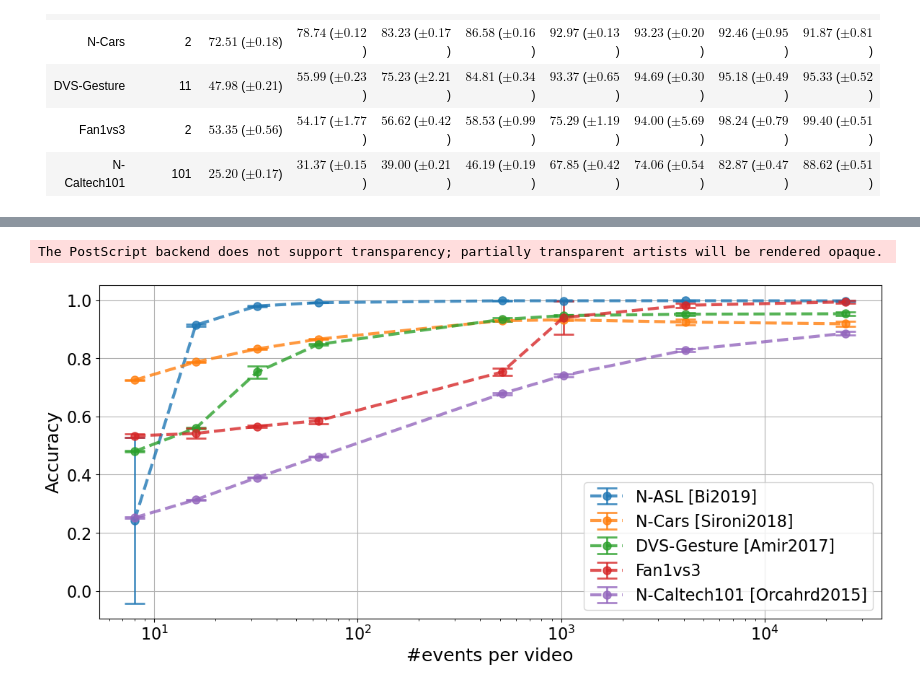
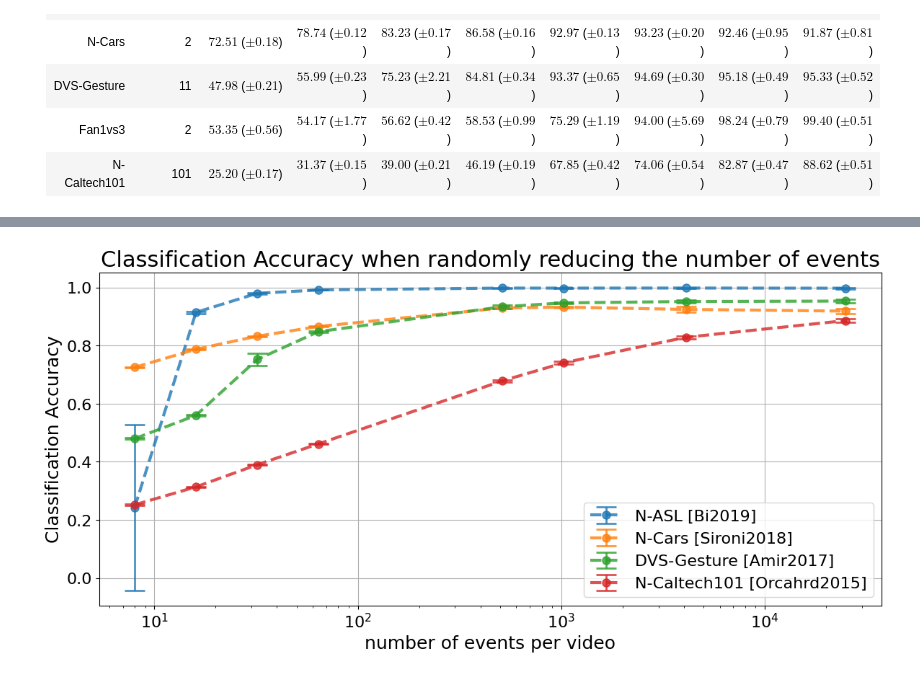
Before and after one commit to hesamaraghi/DGCNN_CV_format, a Jupyter notebook: fig_sparsity_vs_acc.ipynb, the cells around one changed output, grey strips where cells are left out. Saved outputs shown, nothing was run; the diff lists cells and outputs as text; code cells hidden in the pictures.

```diff
--- a/fig_sparsity_vs_acc.ipynb
+++ b/fig_sparsity_vs_acc.ipynb
@@ -318,38 +338,40 @@ for dataset, sparsity_data in test_dict.items():
     sparsities = []
     mean_accuracies = []
     std_accuracies = []
+
+    if dataset == "FAN1VS3":
+        continue
 
     for sparsity, accuracies in sparsity_data.items():
         sparsities.append(sparsity)
         mean_accuracies.append(np.mean(accuracies))
         std_accuracies.append(np.std(accuracies))
 
     plt.errorbar(sparsities, mean_accuracies,
                  yerr=std_accuracies,
                  label=datasets_name_and_num_classes[dataset]['name'],
                  capsize=10,
                  marker='o',
                  linestyle='--',
                  markersize=8,
                  linewidth=3,
                  elinewidth=2,
                  capthick=2,
                  alpha=0.8)
 
-plt.xlabel('#events per video', fontsize=18)  # Increase label font size
-plt.ylabel('Accuracy', fontsize=18)  # Increase label font size
-# plt.title('Accuracy vs Sparsity', fontsize=20)  # Increase title font size
+plt.xlabel('number of events per video', fontsize=18)  # Increase label font size
+plt.ylabel('Classification Accuracy', fontsize=18)  # Increase label font size
+plt.title('Classification Accuracy when randomly reducing the number of events', fontsize=22)  # Increase title font size
 plt.xscale('log')  # Log scale if sparsity values span several orders of magnitude
 
 plt.xticks(fontsize=16)  # Increase tick font size
 plt.yticks(fontsize=16)  # Increase tick font size
 
 plt.legend(fontsize=16)  # Increase legend font size
 plt.grid(True)
-plt.savefig(os.path.join(subfolder_name,"sparsity_vs_acc_curves_with_refs.eps"))
+# plt.savefig(os.path.join(subfolder_name,"sparsity_vs_acc_curves_with_refs.eps"))
 plt.show()
 # %% [output]
-The PostScript backend does not support transparency; partially transparent artists will be rendered opaque.
-[figure, old version]
+[figure, new version]
 # %%
 subfolder_name,"sparsity_vs_acc_curves.png"
```
Also changed, not shown: parts of 7 cells of this notebook, 1 other file.
